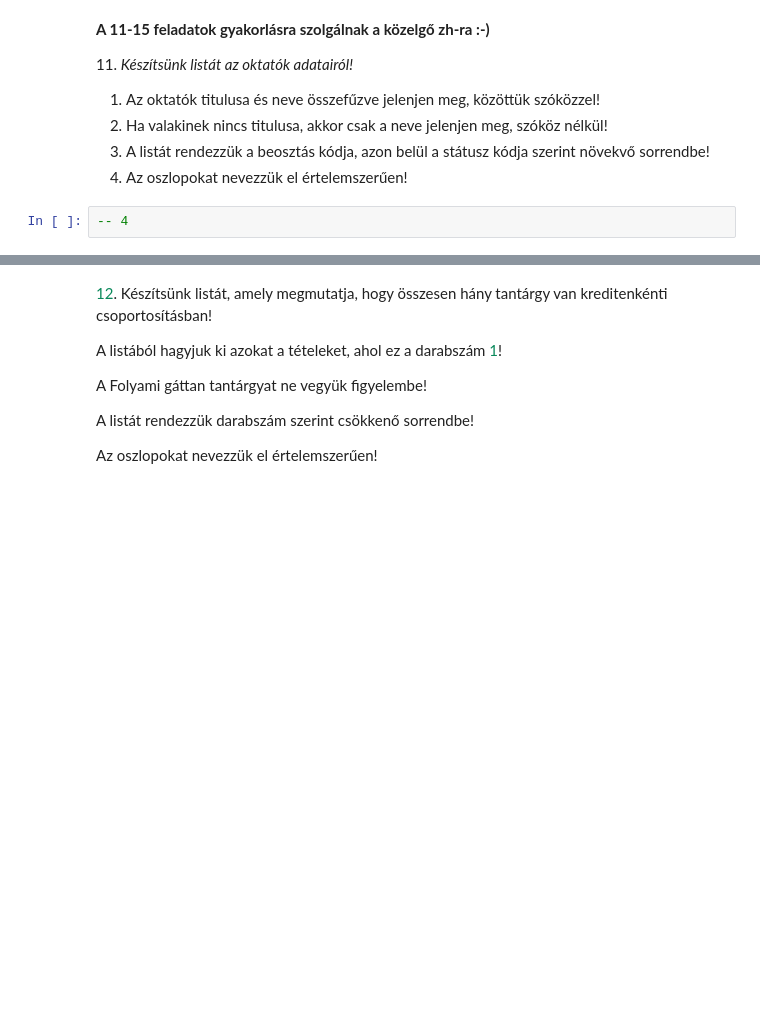
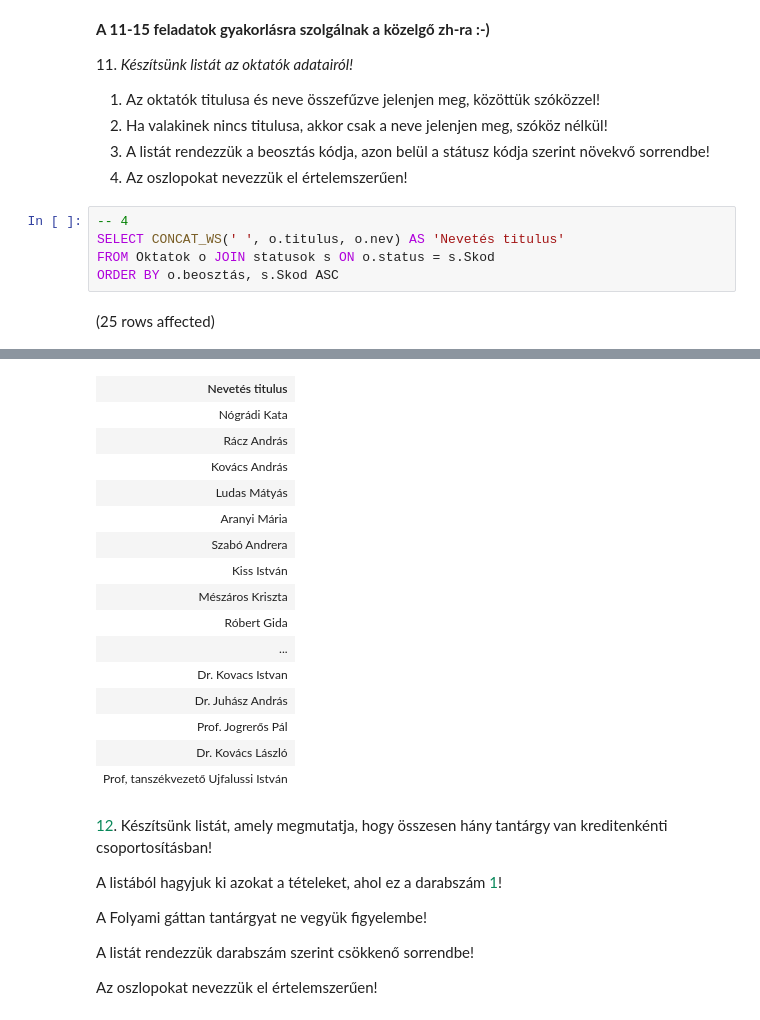
Before and after one commit to KataBaumgartner/adatbazisok, a Jupyter notebook: gyakorlat03_feladatok.ipynb, the cells around one changed output, grey strips where cells are left out. Drawn from its saved outputs; the diff is of its cells as text; blank space fills up the shorter version.

```diff
--- a/gyakorlat03_feladatok.ipynb
+++ b/gyakorlat03_feladatok.ipynb
@@ -140,5 +222,10 @@ Total execution time: 00:00:00.012
 2. Ha valakinek nincs titulusa, akkor csak a neve jelenjen meg, szóköz nélkül!
 3. A listát rendezzük a beosztás kódja, azon belül a státusz kódja szerint növekvő sorrendbe!
 4. Az oszlopokat nevezzük el értelemszerűen!
-# %%
--- 4
+# %%
+-- 4
+SELECT CONCAT_WS(' ', o.titulus, o.nev) AS 'Nevetés titulus'
+FROM Oktatok o JOIN statusok s ON o.status = s.Skod
+ORDER BY o.beosztás, s.Skod ASC
+# %% [output]
+(25 rows affected)
@@ -145,3 +233,19 @@ Total execution time: 00:00:00.012
+| Nevetés titulus |
+| Nógrádi Kata |
+| Rácz András |
+| Kovács András |
+| Ludas Mátyás |
+| Aranyi Mária |
+| Szabó Andrera |
+| Kiss István |
+| Mészáros Kriszta |
+| Róbert Gida |
+| ... |
+| Dr. Kovacs Istvan |
+| Dr. Juhász András |
+| Prof. Jogrerős Pál |
+| Dr. Kovács László |
+| Prof, tanszékvezető Ujfalussi István |
 # %% [markdown]
 <span style="color: #09885a;">12</span>. Készítsünk listát, amely megmutatja, hogy összesen hány tantárgy van kreditenkénti csoportosításban!
 
```
Also changed, not shown: parts of 11 cells of this notebook.
